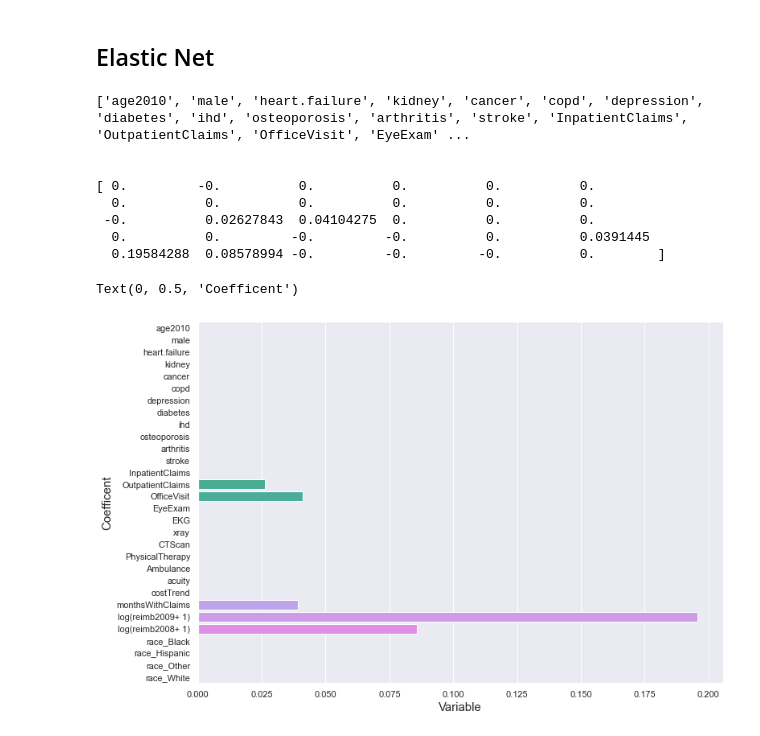
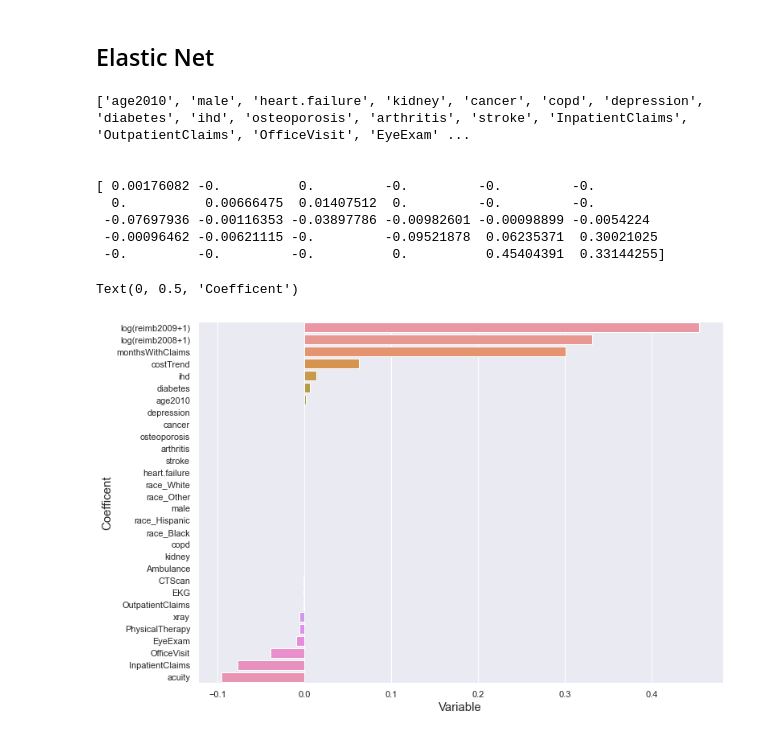
Before and after one commit to deniztokmakoglu/CAPP30254_Project, a Jupyter notebook: Reguralization.ipynb, the cells around one changed output. Drawn from its saved outputs; the diff is of its cells as text; code cells hidden in the pictures.

```diff
--- a/Reguralization.ipynb
+++ b/Reguralization.ipynb
@@ -133,8 +139,14 @@ Text(0, 0.5, 'Coefficent')
 # %% [markdown]
 ## Ridge Regression
+# %%
+rg = linear_model.Ridge()
+params_Ridge = {'alpha': [0.5, 0.25, 0.1,0.01]}
+Ridge_GS = GridSearchCV(rg, param_grid=params_Ridge, n_jobs=-1, scoring='neg_mean_squared_error')
+Ridge_GS.fit(train_features,train_targets)
+best_rigde = Ridge_GS.best_params_
 # %%
+rg = linear_model.Ridge(alpha = best_rigde["alpha"])
 print(list(train_features), '\n\n')
-rg = linear_model.Ridge(alpha=0.5)
 rg.fit(train_features,train_targets)
 target_predict = rg.predict(test_features)
 print('{}\n'.format(rg.coef_))
@@ -174,9 +187,15 @@ RSS: 125466.20
 Variance score: 0.61
 # %% [markdown]
 ## Elastic Net
+# %%
+EN = linear_model.ElasticNet()
+params_EN = {'alpha':[0.5, 0.25, 0.1,0.01]}
+EN_GS = GridSearchCV(EN, param_grid=params_EN, n_jobs=-1, scoring='neg_mean_squared_error')
+EN_GS.fit(train_features,train_targets)
+best_EN = EN_GS.best_params_
 # %%
 print(list(train_features), '\n\n')
-en = linear_model.ElasticNet(alpha=0.5)
+en = linear_model.ElasticNet(alpha=best_EN["alpha"])
 en.fit(train_features,train_targets)
 target_predict = en.predict(test_features)
 print('{}\n'.format(en.coef_))
@@ -184,11 +203,11 @@ print('{}\n'.format(en.coef_))
 ['age2010', 'male', 'heart.failure', 'kidney', 'cancer', 'copd', 'depression', 'diabetes', 'ihd', 'osteoporosis', 'arthritis', 'stroke', 'InpatientClaims', 'OutpatientClaims', 'OfficeVisit', 'EyeExam' ...
 
 
-[ 0.         -0.          0.          0.          0.          0.
-  0.          0.          0.          0.          0.          0.
- -0.          0.02627843  0.04104275  0.          0.          0.
-  0.          0.         -0.         -0.          0.          0.0391445
-  0.19584288  0.08578994 -0.         -0.         -0.          0.        ]
+[ 0.00176082 -0.          0.         -0.         -0.         -0.
+  0.          0.00666475  0.01407512  0.         -0.         -0.
+ -0.07697936 -0.00116353 -0.03897786 -0.00982601 -0.00098899 -0.0054224
+ -0.00096462 -0.00621115 -0.         -0.09521878  0.06235371  0.30021025
+ -0.         -0.         -0.          0.          0.45404391  0.33144255]
 # %%
 coefs_en = en.coef_
 # %%
@@ -198,12 +217,13 @@ coef_results_en = pd.DataFrame.from_dict(dict(zip(train_features_cols, coefs_en)
 coef_results_en.rename(columns = {"index": "variable"}, inplace = True)
 # %%
 sns.set(rc={'figure.figsize':(11.7,8.27)})
-sns.barplot(y = "variable", x = "Coef", data = coef_results_en)
+sns.barplot(y = "variable", x = "Coef", data = coef_results_en,
+            order=coef_results_en.sort_values('Coef', ascending = False)["variable"])
 plt.xlabel("Variable", size=15)
 plt.ylabel("Coefficent", size=15)
 # %% [output]
 Text(0, 0.5, 'Coefficent')
-[figure, old version]
+[figure, new version]
 # %%
 ev["Elastic Net"] = metrics(target_predict,test_targets,train_features,train_targets,en)
 # %% [output]
```
Also changed, not shown: parts of 29 cells of this notebook, 12 other files.
